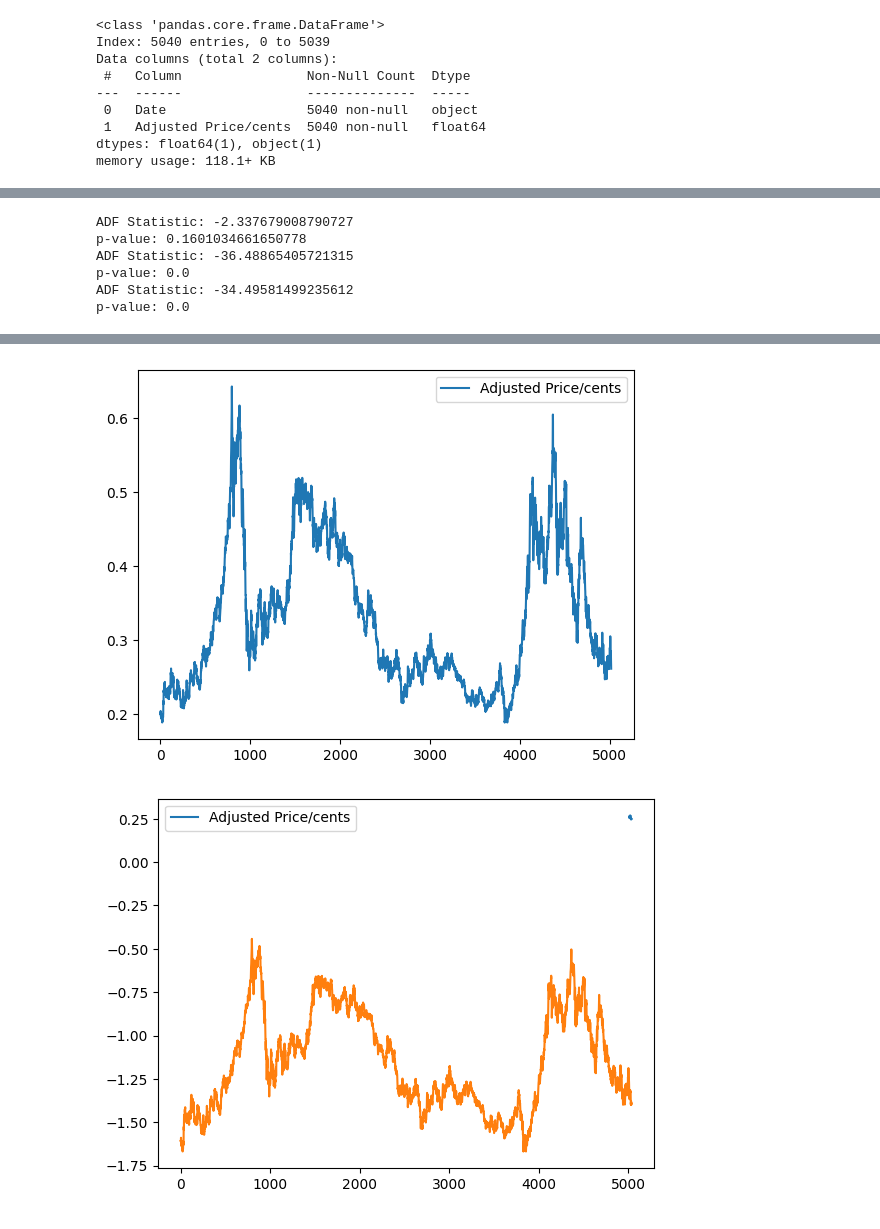
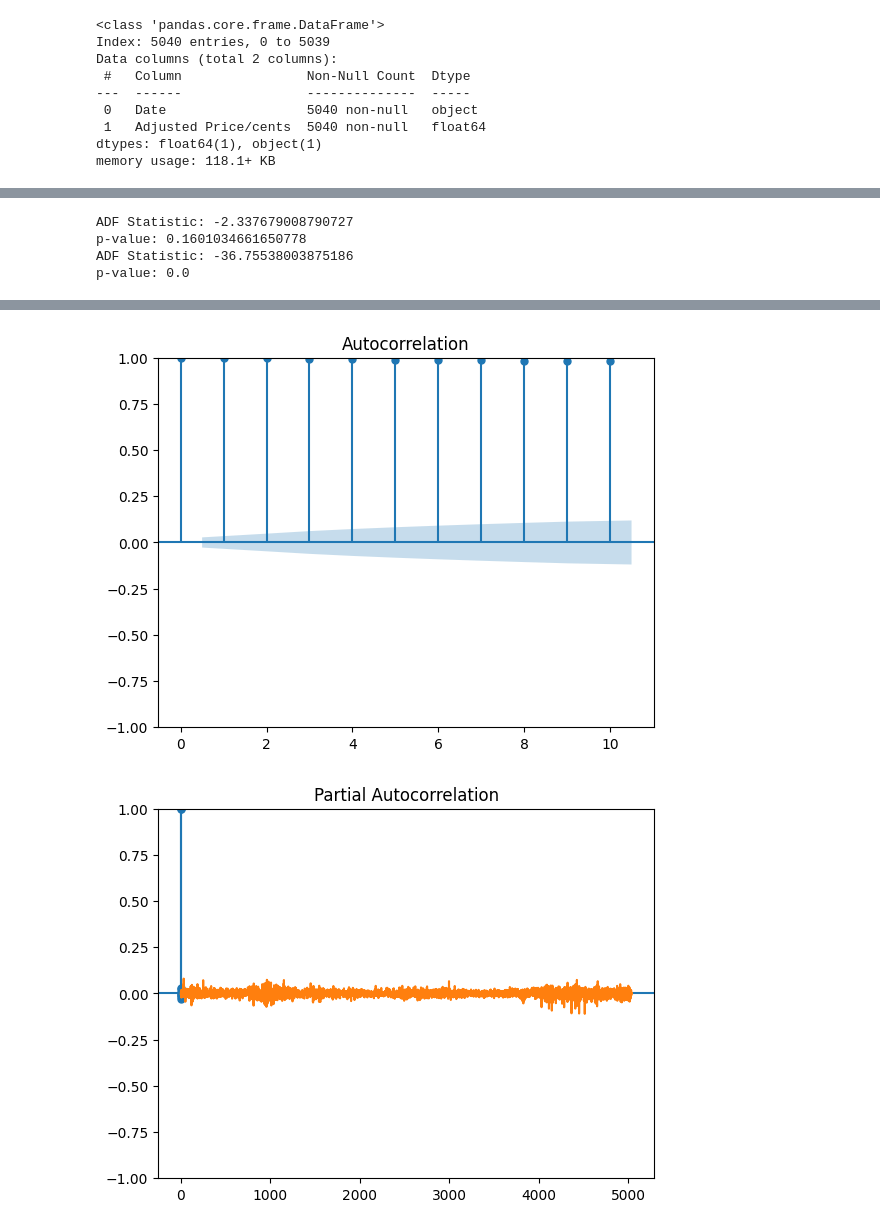
Before and after one commit to maxpquint/playground, a Jupyter notebook: mpq_arima_v1.ipynb, the cells around one changed output, grey strips where cells are left out. Cells and saved outputs as stored; diff of their text form; code cells hidden in the pictures.

```diff
--- a/mpq_arima_v1.ipynb
+++ b/mpq_arima_v1.ipynb
@@ -9,67 +9,46 @@ import plotly.express as px
 from statsmodels.tsa.stattools import adfuller
 
 data = pd.read_csv("https://raw.githubusercontent.com/maxpquint/playground/main/Adjusted%20sbo%202005-2025.csv").dropna()
-# Ensure 'Adjusted Price/cents' is converted to numeric, handling potential errors
+
 data['Adjusted Price/cents'] = pd.to_numeric(data['Adjusted Price/cents'], errors='coerce')
 data.info()
 data.plot()
 
-msk = (data.index < len(data)-25)
-# Selecting only the 'Adjusted Price/cents' column for data_train and data_test
-data_train = data[['Adjusted Price/cents']][msk].copy()
-data_test = data[['Adjusted Price/cents']][~msk].copy()
-data_train.plot()
-data_test.plot()
 
-# Create a new variable to store the log-transformed data
 log_data = np.log(data['Adjusted Price/cents'])
 log_data.plot()
 
-# Use log_data for the ACF and PACF plots
-fig = plot_acf(log_data, lags=10)  # Changed data['Adjusted Price/cents'] to log_data
+
+
+fig = plot_acf(log_data, lags=10)
 fig.show()
 
-fig = plot_pacf(log_data, lags=10)  # Changed data['Adjusted Price/cents'] to log_data
+fig = plot_pacf(log_data, lags=10)
 fig.show()
 
-# Use data['Adjusted Price/cents'] for the scatter plot as it needs the original values
+
 fig = px.scatter(data["Adjusted Price/cents"], trendline='ols')
 fig.show()
 
-# Use data['Adjusted Price/cents'] for adfuller as it expects the original data
+
 adfuller(data['Adjusted Price/cents'], maxlag=12)
 
 adf_test = adfuller(data['Adjusted Price/cents'], maxlag=12)
 print(f"ADF Statistic: {adf_test[0]}")
-print(f"p-value: {adf_test[1]}")
 
-data_train_diff = data_train.diff().dropna()
-data_train_diff.plot()
+data_diff = log_data.diff().dropna()
+data_diff.plot()
 
-# Use log_data for the ACF and PACF plots
-fig = plot_acf(data_train_diff, lags=10)  # Changed data['Adjusted Price/cents'] to log_data
+
+fig = plot_acf(data_diff, lags=10)
 fig.show()
 
-fig = plot_pacf(data_train_diff, lags=10)  # Changed data['Adjusted Price/cents'] to log_data
+fig = plot_pacf(data_diff, lags=10)
 fig.show()
 
-adf_test_diff = adfuller(data_train_diff, maxlag=12)
-print(f"ADF Statistic: {adf_test_diff[0]}")
-print(f"p-value: {adf_test_diff[1]}")
-
-data_train_diff_diff = data_train_diff.diff().dropna()
-data_train_diff_diff.plot()
-
-# Use log_data for the ACF and PACF plots
-fig = plot_acf(data_train_diff_diff, lags=10)  # Changed data['Adjusted Price/cents'] to log_data
-fig.show()
-
-fig = plot_pacf(data_train_diff_diff, lags=10)  # Changed data['Adjusted Price/cents'] to log_data
-fig.show()
-
-adf_test_diff_diff = adfuller(data_train_diff_diff, maxlag=12)
-print(f"ADF Statistic: {adf_test_diff_diff[0]}")
-print(f"p-value: {adf_test_diff_diff[1]}")
+adf_test = adfuller(data_diff, maxlag=12)
+print(f"ADF Statistic: {adf_test[0]}")
+print(f"p-value: {adf_test[1]}")
 # %% [output]
 <class 'pandas.core.frame.DataFrame'>
 Index: 5040 entries, 0 to 5039
@@ -83,7 +62,5 @@ memory usage: 118.1+ KB
 [interactive output not drawn]
 ADF Statistic: -2.337679008790727
 p-value: 0.1601034661650778
-ADF Statistic: -36.48865405721315
+ADF Statistic: -36.75538003875186
 p-value: 0.0
-ADF Statistic: -34.49581499235612
-p-value: 0.0
@@ -91,2 +68,2 @@ p-value: 0.0
-[figure, old version]
+[figure, new version]
-[figure, old version]
+[figure, new version]
```
Also changed, not shown: parts of 1 cell of this notebook.
